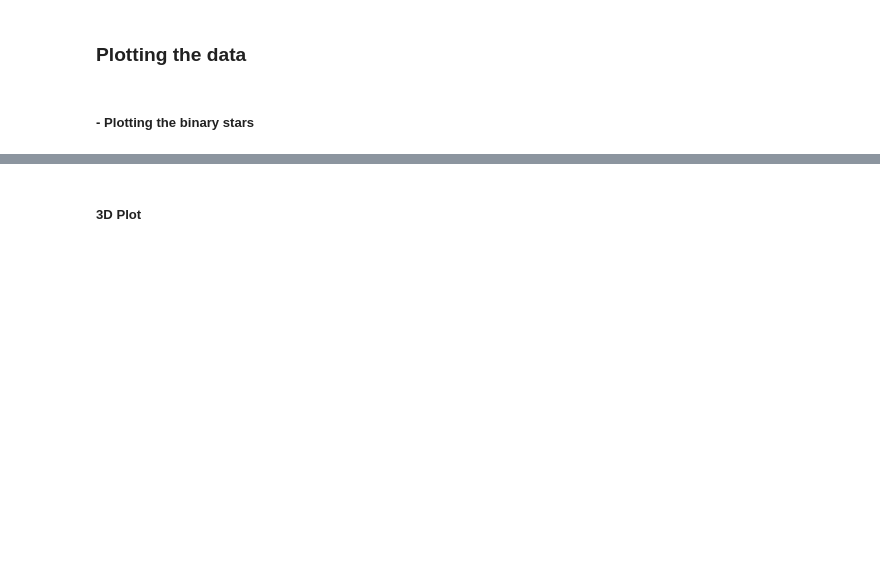
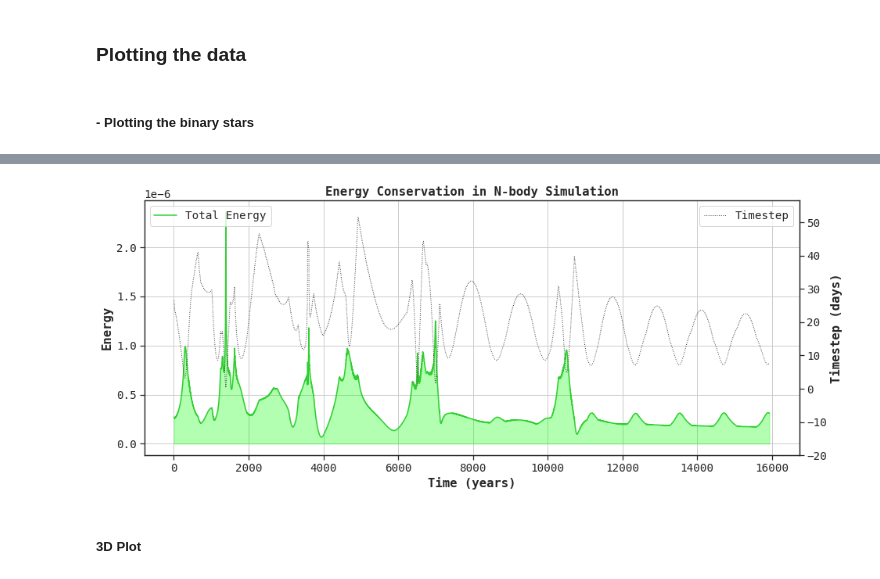
Before and after one commit to quartzar/n-body-cuda, a Jupyter notebook: nbody_notebook.ipynb, the cells around one changed output, grey strips where cells are left out. Drawn from its saved outputs; the diff is of its cells as text; code cells hidden in the pictures; blank space fills up the shorter version.

```diff
--- a/nbody_notebook.ipynb
+++ b/nbody_notebook.ipynb
@@ -441,16 +381,0 @@ bound_pairs.loc[:,idx[:, ['x']]].plot()
-# %%
-# Create plot environment
-plt.style.use('bmh')
-fig, ax = plt.subplots()
-fig.set_size_inches(10, 7)
-
-# Variable setting
-x_data = np.arange(0, total_iterations);
-y_data = ((totalE - totalE[0]) / totalE[0])
-
-# Plot graph
-plt.plot(x_data, y_data, color="black", label="$\mathrm{E}_{\mathrm{total}}$ change");
-# plt.title("Total Energy Change")
-plt.xlabel("Iteration");
-plt.ylabel("Total Energy / Initial Total Energy")
-print(totalE[0])
@@ -457,3 +385,48 @@ print(totalE[0])
+# %%
+# Set data
+x_data = current_time_arr / 365.25
+y_data_gpe = GPE
+y_data_ke = KE
+y_data_total = totalE
+y_data_dt = delta_time_arr
+
+# Create the plot
+fig, ax = plt.subplots()
+fig.set_size_inches(15, 6)
+ax.grid(True)
+
+# Plot the data
+# plt.plot(x_data, y_data_gpe, label='Gravitational Potential Energy (GPE)', linestyle='-', marker='.')
+# plt.plot(x_data, y_data_ke, label='Kinetic Energy (KE)', linestyle='-', marker='o')
+ax.plot(x_data, y_data_total, label='Total Energy', linestyle='-', color='limegreen', linewidth=1.5)
+
+# Set labels and title
+ax.set_xlabel('Time (years)')
+ax.set_ylabel('Energy')
+ax.set_title('Energy Conservation in N-body Simulation')
+
+# Create a second y-axis for the timestep
+ax2 = ax.twinx()
+
+# Set the y-axis limits
+ax2.set_ylim(-20, max(y_data_dt) + 5)
+
+# Plot the timestep data on the secondary y-axis
+ax2.plot(x_data, y_data_dt, label='Timestep', linestyle=':', color='black', alpha=0.7, linewidth=1)
+
+# Set the ylabel for the secondary y-axis
+ax2.set_ylabel('Timestep (days)')
+
+# Fill the area under the Total Energy curve
+ax.fill_between(x_data, 0, y_data_total, alpha=0.3, color='lime')
+# ax2.fill_between(x_data, 0, y_data_dt, alpha=0.2)
+
+# Add a legend & show the plot
+ax.legend(loc='upper left')
+ax2.legend(loc='upper right')
+plt.show()
+# %% [output]
+[figure, added]
 # %% [markdown]
 ##### 3D Plot
 # %%
```
Also changed, not shown: parts of 20 cells of this notebook, 24 other files.
